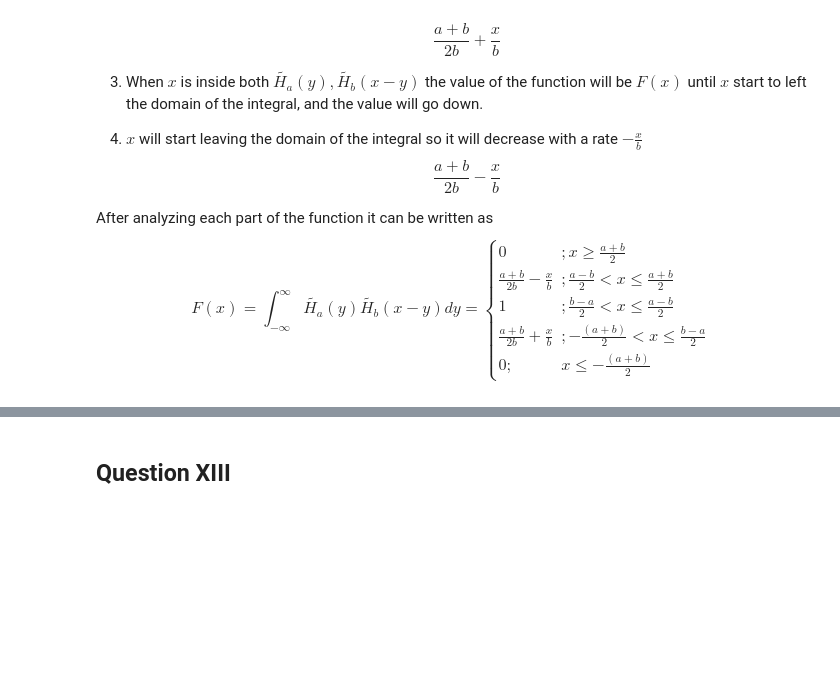
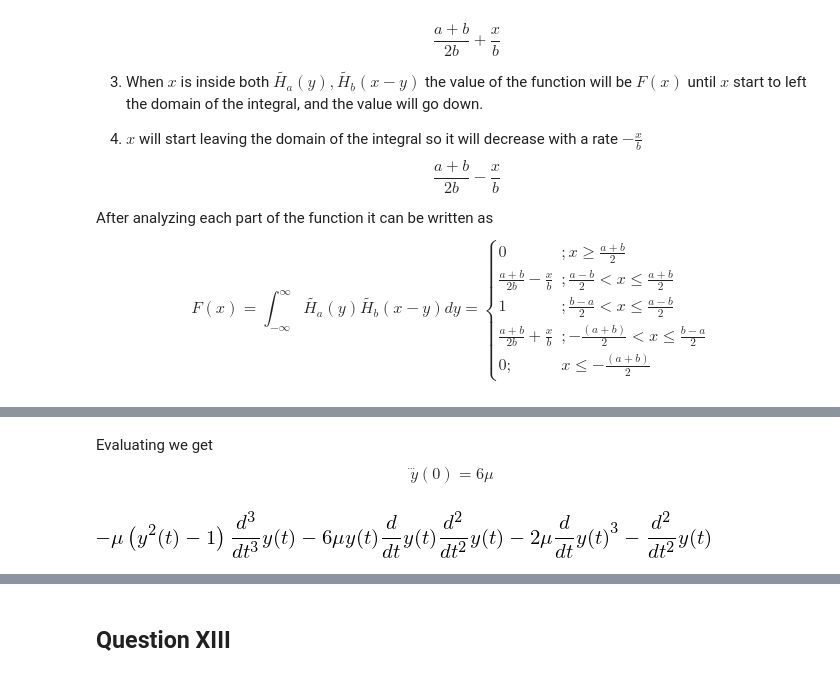
Before and after one commit to Nesus/ANM, a Jupyter notebook: hw1/hw1.ipynb, the cells around one changed output, grey strips where cells are left out. Cells and saved outputs as stored; diff of their text form; code cells hidden in the pictures; blank space fills up the shorter version.

```diff
--- a/hw1/hw1.ipynb
+++ b/hw1/hw1.ipynb
@@ -1015,0 +1081,9 @@ $$ F(x) = \displaystyle \int_{-\infty}^{\infty} \tilde{H_a}(y) \tilde{H_b}(x-y)
+# %% [markdown]
+Evaluating we get
+$$ \dddot{y}(0)  = 6 \mu   $$
+# %%
+#fourth order term
+y_4 = y_3.diff(x)
+y_4.simplify()
+# %% [output]
+[figure, added]
```
Also changed, not shown: parts of 35 cells of this notebook, 1 other file.
